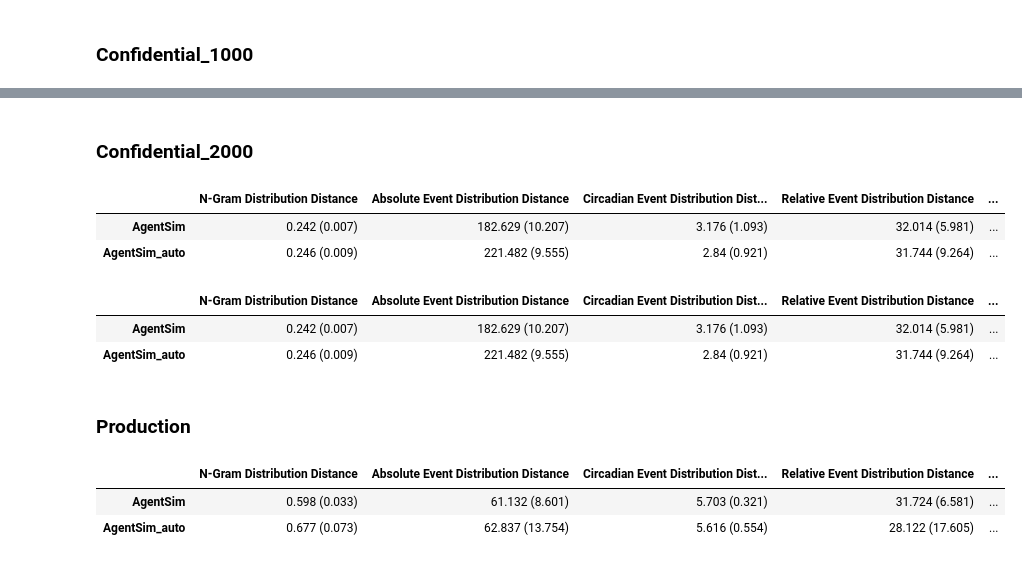
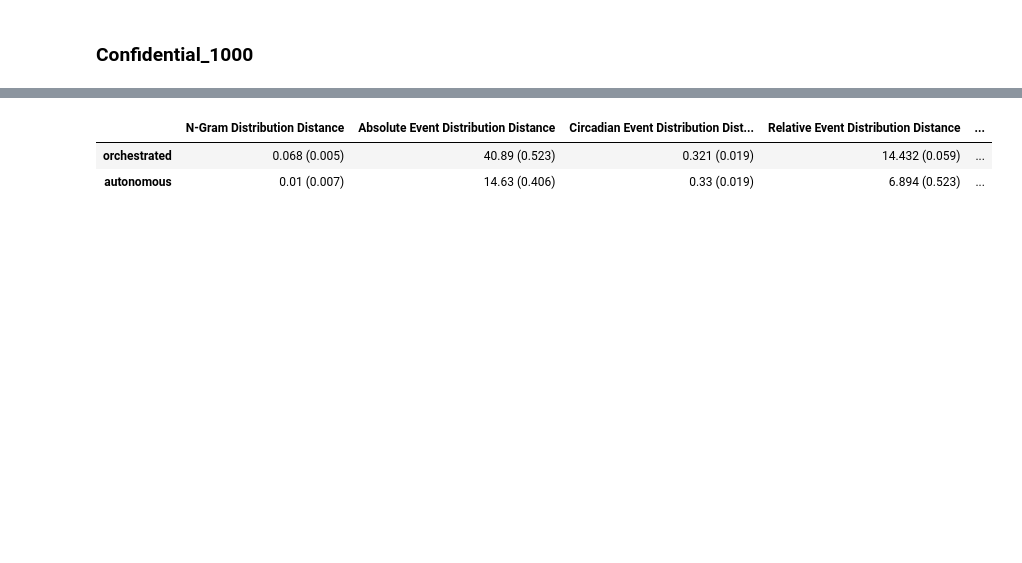
Before and after one commit to wekesaclinton/agentsimulator-bpm, a Jupyter notebook: analysis_notebooks/evaluation.ipynb, the cells around one changed output, grey strips where cells are left out. Cells and saved outputs as stored; diff of their text form; code cells hidden in the pictures; blank space fills up the shorter version.

```diff
--- a/analysis_notebooks/evaluation.ipynb
+++ b/analysis_notebooks/evaluation.ipynb
@@ -62,10 +60,10 @@ def align_column_names(df):
         df = df.rename(columns={'Resource': 'resource'})
     elif 'user' in df.columns:
         df = df.rename(columns={'user': 'resource'})
-    # elif 'agent' in df.columns:
-    #     if 'resource' in df.columns:
-    #         df = df.drop(['resource'], axis=1)
-    #     df = df.rename(columns={'agent': 'resource'})
+    elif 'agent' in df.columns:
+        if 'resource' in df.columns:
+            df = df.drop(['resource'], axis=1)
+        df = df.rename(columns={'agent': 'resource'})
     elif 'org:resource' in df.columns:
         df = df.rename(columns={'org:resource': 'resource'})
     if 'start_timestamp' in df.columns:
@@ -534,66 +526,20 @@ results_df
-# %% [markdown]
-### Confidential_2000
 # %%
-PATH_TEST_LOG_MAS = '../simulated_data/Confidential_2000/orchestrated/test_preprocessed.csv'
-PATH_SIMULATED_LOG_MAS = '../simulated_data/Confidential_2000/orchestrated'
+PATH_TEST_LOG_MAS_orchestrated = '../simulated_data/synthetic_log_calendars_2/orchestrated/test_preprocessed.csv'
+PATH_SIMULATED_LOG_MAS_orchestrated = '../simulated_data/synthetic_log_calendars_2/orchestrated'
 
-PATH_TEST_LOG_MAS_auto = '../simulated_data/Confidential_2000/autonomous/test_preprocessed.csv'
-PATH_SIMULATED_LOG_MAS_auto = '../simulated_data/Confidential_2000/autonomous'
-
+PATH_TEST_LOG_MAS_autonomous = '../simulated_data/synthetic_log_calendars_2/autonomous/test_preprocessed.csv'
+PATH_SIMULATED_LOG_MAS_autonomous = '../simulated_data/synthetic_log_calendars_2/autonomous'
 
 log_paths = [
-    [PATH_TEST_LOG_MAS, PATH_SIMULATED_LOG_MAS],
-    [PATH_TEST_LOG_MAS_auto, PATH_SIMULATED_LOG_MAS_auto],
+    [PATH_TEST_LOG_MAS_orchestrated, PATH_SIMULATED_LOG_MAS_orchestrated],
+    [PATH_TEST_LOG_MAS_autonomous, PATH_SIMULATED_LOG_MAS_autonomous],
 ]
 
-name_experiments = ['AgentSim', 'AgentSim_auto']
+name_experiments = ['orchestrated', 'autonomous']
 
 mean_results, results_df = main_(log_paths, name_experiments)
 results_df
 # %% [output]
 |  | N-Gram Distribution Distance | Absolute Event Distribution Distance | Circadian Event Distribution Dist... | Relative Event Distribution Distance | ... |
-| AgentSim | 0.242 (0.007) | 182.629 (10.207) | 3.176 (1.093) | 32.014 (5.981) | ... |
-| AgentSim_auto | 0.246 (0.009) | 221.482 (9.555) | 2.84 (0.921) | 31.744 (9.264) | ... |
+| orchestrated | 0.068 (0.005) | 40.89 (0.523) | 0.321 (0.019) | 14.432 (0.059) | ... |
+| autonomous | 0.01 (0.007) | 14.63 (0.406) | 0.33 (0.019) | 6.894 (0.523) | ... |
-# %%
-PATH_TEST_LOG_MAS = '../simulated_data/Confidential_2000/orchestrated/test_preprocessed.csv'
-PATH_SIMULATED_LOG_MAS = '../simulated_data/Confidential_2000/orchestrated'
-
-PATH_TEST_LOG_MAS_auto = '../simulated_data/Confidential_2000/autonomous/test_preprocessed.csv'
-PATH_SIMULATED_LOG_MAS_auto = '../simulated_data/Confidential_2000/autonomous'
-
-
-log_paths = [
-    [PATH_TEST_LOG_MAS, PATH_SIMULATED_LOG_MAS],
-    [PATH_TEST_LOG_MAS_auto, PATH_SIMULATED_LOG_MAS_auto],
-]
-
-name_experiments = ['AgentSim', 'AgentSim_auto']
-
-mean_results, results_df = main_(log_paths, name_experiments)
-results_df
-# %% [output]
-|  | N-Gram Distribution Distance | Absolute Event Distribution Distance | Circadian Event Distribution Dist... | Relative Event Distribution Distance | ... |
-| AgentSim | 0.242 (0.007) | 182.629 (10.207) | 3.176 (1.093) | 32.014 (5.981) | ... |
-| AgentSim_auto | 0.246 (0.009) | 221.482 (9.555) | 2.84 (0.921) | 31.744 (9.264) | ... |
-# %% [markdown]
-### Production
-# %%
-PATH_TEST_LOG_MAS = '../simulated_data/Production/orchestrated/test_preprocessed.csv'
-PATH_SIMULATED_LOG_MAS = '../simulated_data/Production/orchestrated'
-
-PATH_TEST_LOG_MAS_auto = '../simulated_data/Production/autonomous/test_preprocessed.csv'
-PATH_SIMULATED_LOG_MAS_auto = '../simulated_data/Production/autonomous'
-
-log_paths = [
-    [PATH_TEST_LOG_MAS, PATH_SIMULATED_LOG_MAS],
-    [PATH_TEST_LOG_MAS_auto, PATH_SIMULATED_LOG_MAS_auto],
-]
-
-name_experiments = ['AgentSim', 'AgentSim_auto']
-
-mean_results, results_df = main_(log_paths, name_experiments)
-results_df
-# %% [output]
-|  | N-Gram Distribution Distance | Absolute Event Distribution Distance | Circadian Event Distribution Dist... | Relative Event Distribution Distance | ... |
-| AgentSim | 0.598 (0.033) | 61.132 (8.601) | 5.703 (0.321) | 31.724 (6.581) | ... |
-| AgentSim_auto | 0.677 (0.073) | 62.837 (13.754) | 5.616 (0.554) | 28.122 (17.605) | ... |
```
Also changed, not shown: parts of 36 cells of this notebook.
